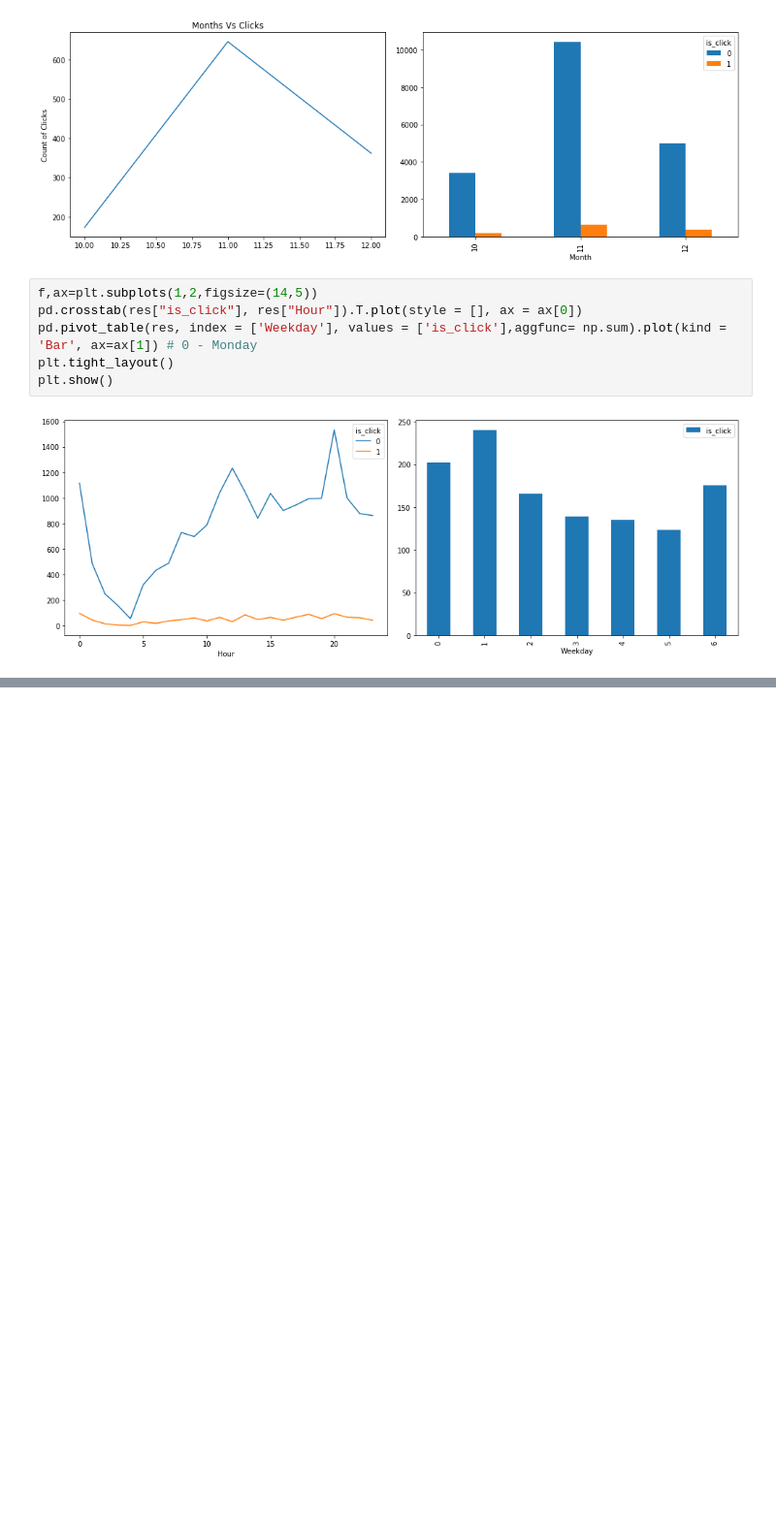
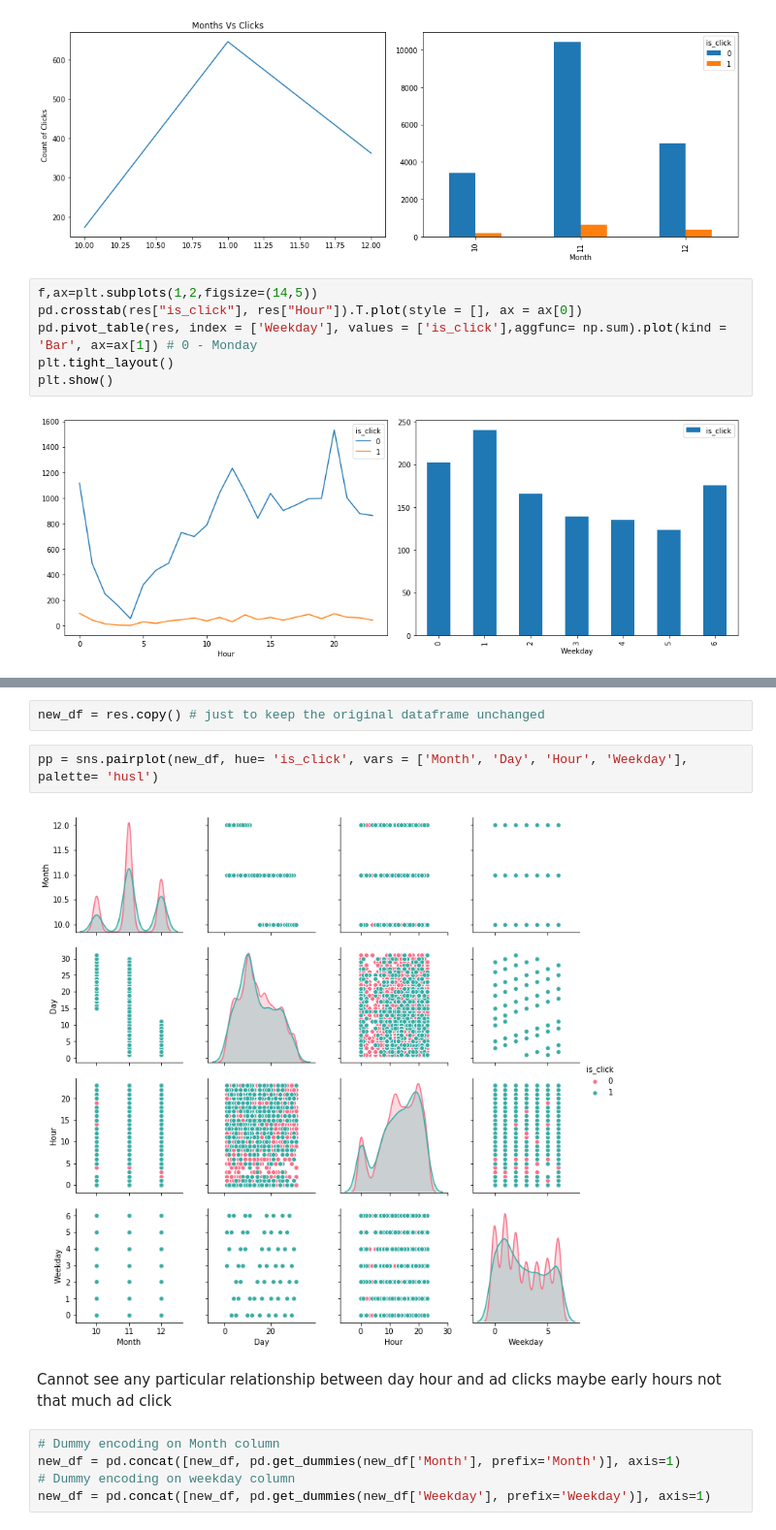
Before and after one commit to AmeyMohite12/ctr_fyp, a Jupyter notebook: Test_criterio.ipynb, the cells around one changed output, grey strips where cells are left out. Shown at 97% size. Saved outputs shown, nothing was run; the diff lists cells and outputs as text; blank space fills up the shorter version.

```diff
--- a/Test_criterio.ipynb
+++ b/Test_criterio.ipynb
@@ -212,0 +362,13 @@ plt.show()
+# %%
+new_df = res.copy() # just to keep the original dataframe unchanged
+# %%
+pp = sns.pairplot(new_df, hue= 'is_click', vars = ['Month', 'Day', 'Hour', 'Weekday'], palette= 'husl')
+# %% [output]
+[figure, added]
+# %% [markdown]
+Cannot see any particular relationship between day hour and ad clicks maybe early hours not that much ad click
+# %%
+# Dummy encoding on Month column
+new_df = pd.concat([new_df, pd.get_dummies(new_df['Month'], prefix='Month')], axis=1)
+# Dummy encoding on weekday column
+new_df = pd.concat([new_df, pd.get_dummies(new_df['Weekday'], prefix='Weekday')], axis=1)
```
Also changed, not shown: parts of 25 cells of this notebook.
